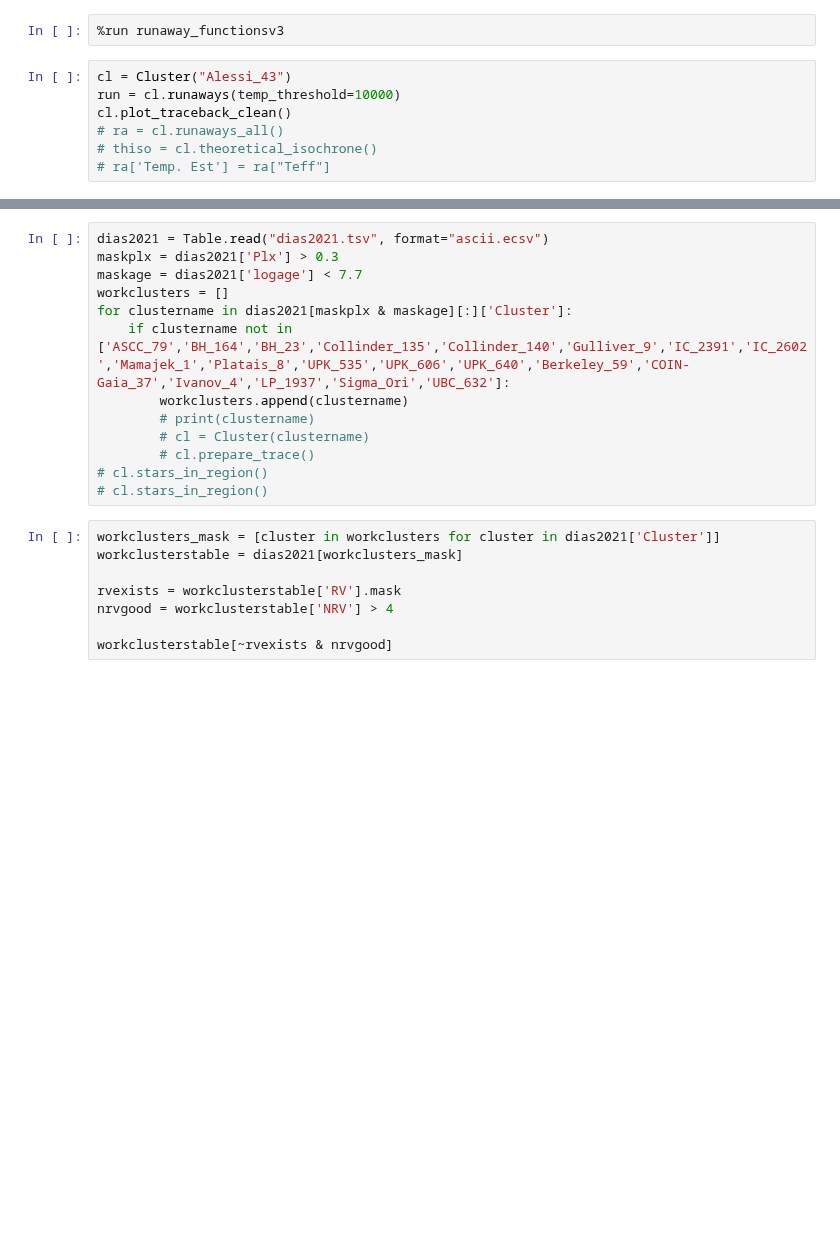
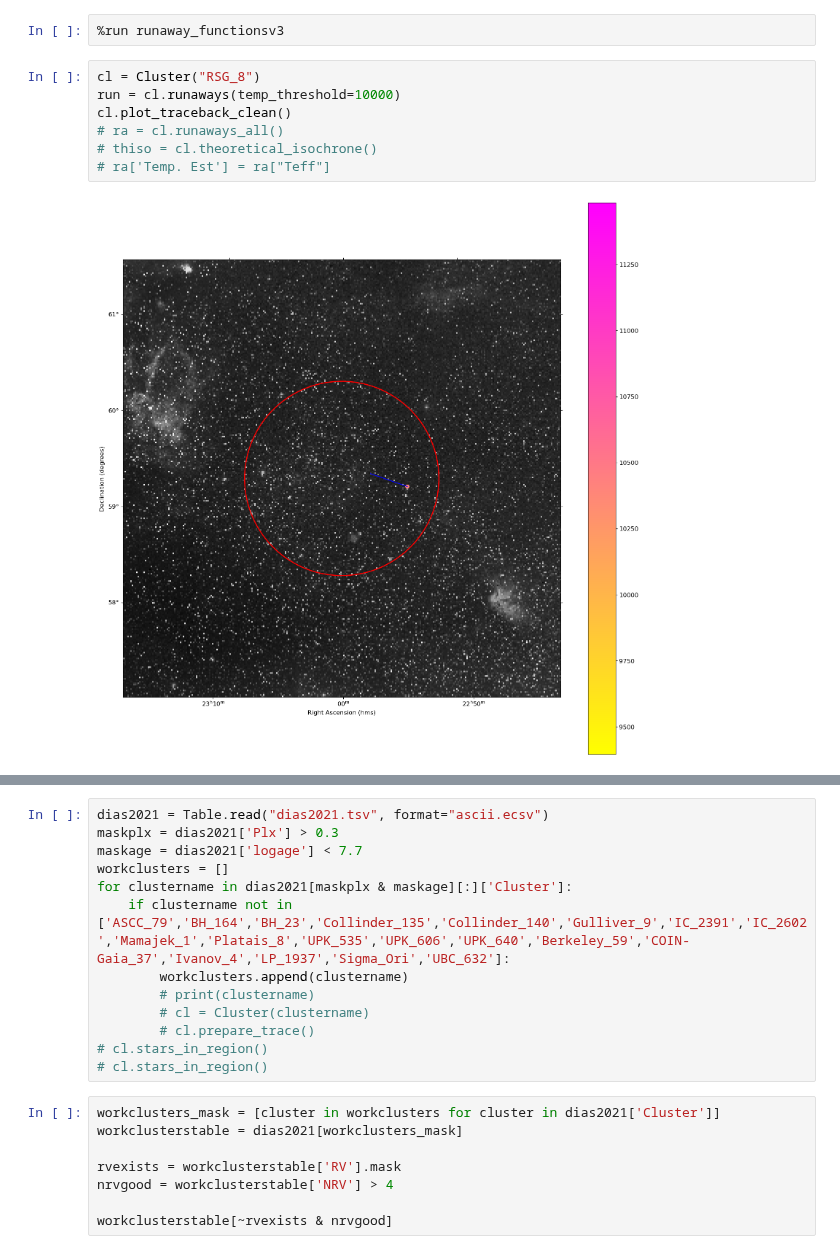
Before and after one commit to surodeep26/Runaway-Stars, a Jupyter notebook: v16.ipynb, the cells around one changed output, grey strips where cells are left out. Saved outputs shown, nothing was run; the diff lists cells and outputs as text; blank space fills up the shorter version.

```diff
--- a/v16.ipynb
+++ b/v16.ipynb
@@ -1,9 +1,11 @@
 # %%
 %run runaway_functionsv3
 # %%
-cl = Cluster("Alessi_43")
+cl = Cluster("RSG_8")
 run = cl.runaways(temp_threshold=10000)
 cl.plot_traceback_clean()
 # ra = cl.runaways_all()
 # thiso = cl.theoretical_isochrone()
 # ra['Temp. Est'] = ra["Teff"]
+# %% [output]
+[figure, added]
```
Also changed, not shown: parts of 2 cells of this notebook, 19 other files.
